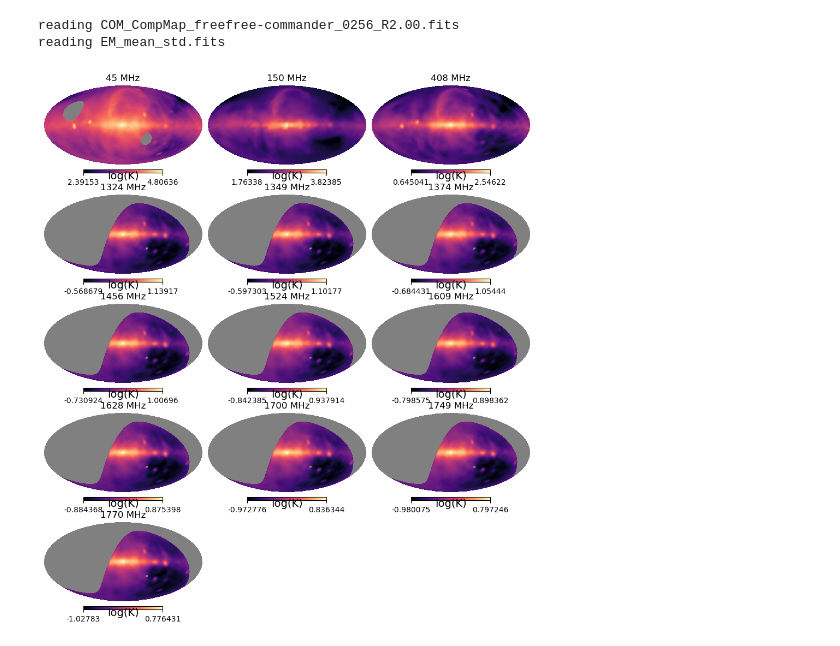
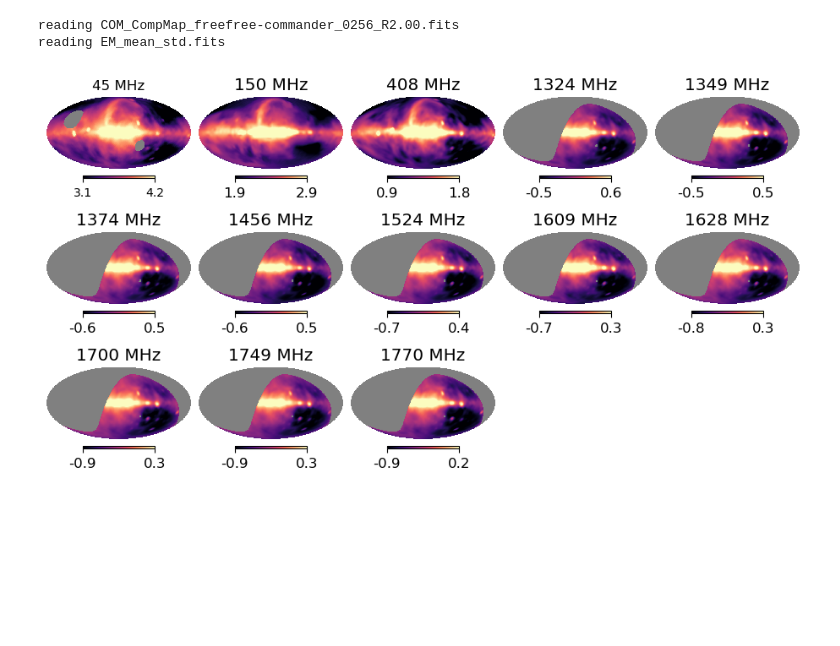
Before and after one commit to giuspugl/fitting_synchrotron, a Jupyter notebook: coarse_parameters_southern.ipynb, the cells around one changed output. Saved outputs shown, nothing was run; the diff lists cells and outputs as text; code cells hidden in the pictures; blank space fills up the shorter version.

```diff
--- a/coarse_parameters_southern.ipynb
+++ b/coarse_parameters_southern.ipynb
@@ -454,9 +468,14 @@ def process_frequency(k):
     maps[k], offset, offerr[k], off_map = remove_off(maps[k], maps[408], mapserr[k], mapserr[408])
     return k, offset, offerr[k], off_map
 
+results = []
+for k  in freqs:
+    if k != 408:
+        results.append(process_frequency(k))
+
 # Parallelize the loop
-with ThreadPoolExecutor() as executor:
-    results = list(tqdm.tqdm(executor.map(process_frequency, freqs[freqs != 408]), total=len(freqs[freqs != 408])))
+#with ThreadPoolExecutor() as executor:
+#    results = list(tqdm.tqdm(executor.map(process_frequency, freqs[freqs != 408]), total=len(freqs[freqs != 408])))
 
 # Process results
 for k, offset, error_offset,_  in results:
@@ -568,18 +640,31 @@ for fr in maps.keys() :
     tmp = hp.ud_grade(tmp, nside)
     free[fr] = tmp * (maps[45].unit)
 # %%
-pl.figure(figsize=(9,14))
+pl.figure(figsize=(9,8))
 j=0
 for fr,m in maps.items():
 
-    hp.mollview(  pl.log10((m .value  -free[fr ].value  )  )   ,  title=f'{fr} MHz'  , unit = 'log(K)', cmap='magma', sub=(7,3,1+j), notext=True)
+    mapval = (m .value  -free[fr ].value )
+    hp.mollview(pl.log10(mapval), min=np.round(np.nanpercentile(pl.log10(mapval), 5), 1), max = np.round(np.nanpercentile(pl.log10(mapval), 95), 1), \
+                title=f'{fr} MHz'  , cmap='magma', sub=(5,5,1+j), notext=True)
+    fontsize = 12
+    import matplotlib
+    matplotlib.rcParams.update({'font.size':fontsize})
+    f = matplotlib.pyplot.gcf().get_children()
+    HpxAx = f[1]
+    CbAx = f[2]
+    coord_text_obj = HpxAx.get_children()[7]
+    coord_text_obj.set_fontsize(fontsize)
+
+    #unit_text_obj = CbAx.get_children()[8]
+    #unit_text_obj.set_fontsize(fontsize)
 
     j+=1
 
-pl.savefig('freqmaps_south.pdf', format='pdf', bbox_inches='tight')
+pl.savefig('freqmaps_south.png', format='png', bbox_inches='tight')
 pl.show()
 # %% [output]
-[figure, old version]
+[figure, new version]
 # %%
 rmsf =np.array( [ np.nanstd(f .value)    for f in free.values() ] )
 rmsm = np.array( [ np.nanstd(m .value)    for m in maps.values() ] )
```
Also changed, not shown: parts of 6 cells of this notebook, 11 other files.
